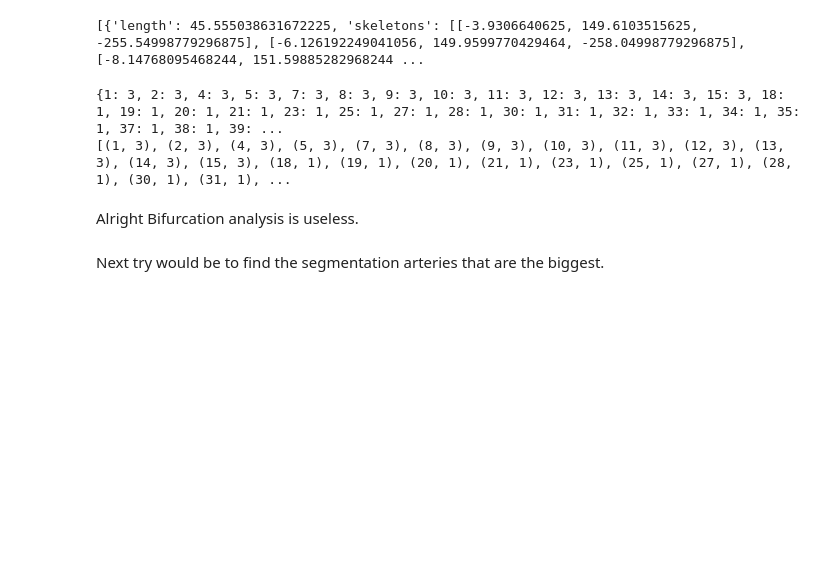
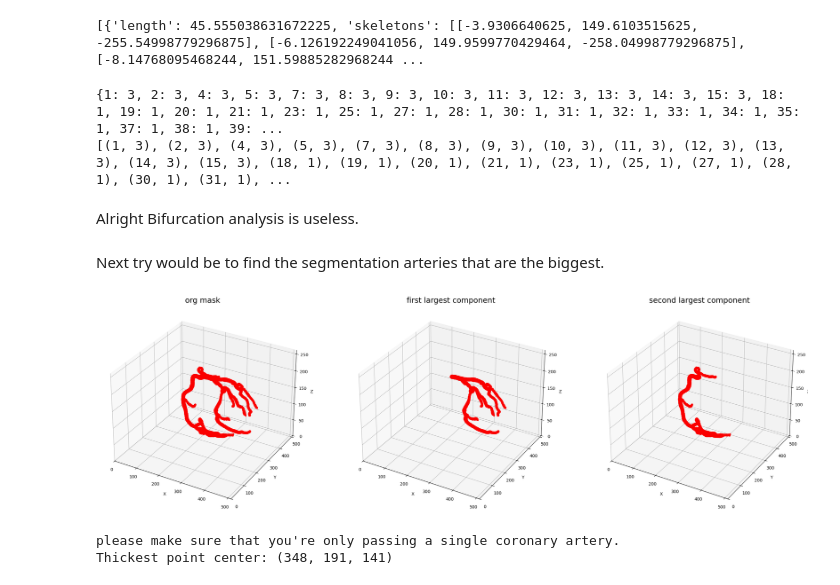
Before and after one commit to philippweinmann/mip_local_unet, a Jupyter notebook: label_graph_viz.ipynb, the cells around one changed output. Drawn from its saved outputs; the diff is of its cells as text; code cells hidden in the pictures; blank space fills up the shorter version.

```diff
--- a/label_graph_viz.ipynb
+++ b/label_graph_viz.ipynb
@@ -411,3 +411,59 @@ print(sorted_bifurcations)
 Alright Bifurcation analysis is useless.
 # %% [markdown]
 Next try would be to find the segmentation arteries that are the biggest.
+# %%
+# Let's start with the mask
+mask = nib.load(label_fp)
+mask_matrice = mask.get_fdata()
+
+# let's get the two biggest components, because we need two points
+from skimage.measure import label, regionprops
+
+# Label connected components
+labeled_array, num_features = label(mask_matrice, return_num=True)
+
+# Use a histogram to efficiently calculate the sizes of each labeled component
+component_sizes = np.bincount(labeled_array.ravel())
+
+# Exclude the background component (label 0)
+component_sizes[0] = 0
+
+# Get the two largest component labels
+largest_labels = np.argsort(component_sizes)
+largest_labels = largest_labels[-2:]
+
+# this should include the left and right coronary artery.
+# let's create a mask with both and compare it with the original mask
+
+# Create a mask for each component
+largest_mask_0 = np.isin(labeled_array, largest_labels[0])
+largest_mask_1 = np.isin(labeled_array, largest_labels[1])
+
+# Plot the masks
+matrices = [mask_matrice, largest_mask_0, largest_mask_1]
+titles = ["org mask", "first largest component", "second largest component"]
+
+visualize_3d_matrices(matrices, titles)
+# %% [output]
+[figure, added]
+# %%
+# let's write a function, that finds the point(s) with the largest diameter.
+
+from scipy.ndimage import distance_transform_edt
+
+# the segmentation has only one conncected component
+def find_largest_points(segmentation):
+    print("please make sure that you're only passing a single coronary artery.")
+
+    distance_transform_3d = distance_transform_edt(segmentation)
+    # Find the maximum distance
+    max_idx = np.unravel_index(np.argmax(distance_transform_3d), distance_transform_3d.shape)
+
+    print(f"Thickest point center: {max_idx}")
+
+    return max_idx
+
+max_idx_largest_mask_0 = find_largest_points(largest_mask_0)
+# %% [output]
+please make sure that you're only passing a single coronary artery.
+Thickest point center: (348, 191, 141)
```
Also changed, not shown: parts of 5 cells of this notebook, 1 other file.
